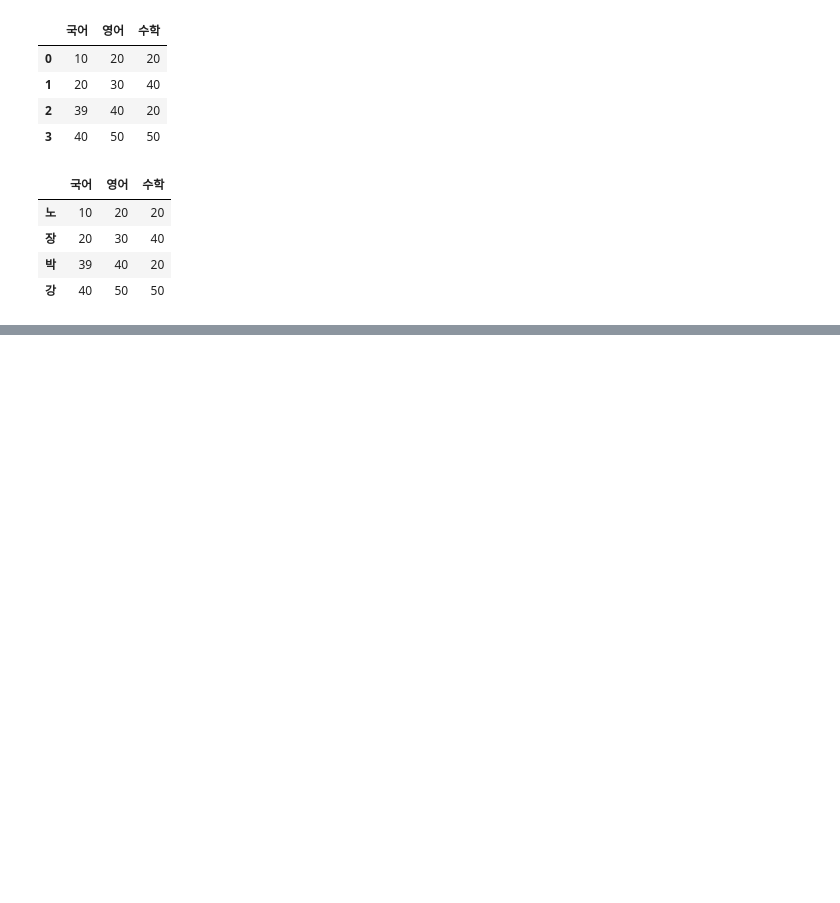
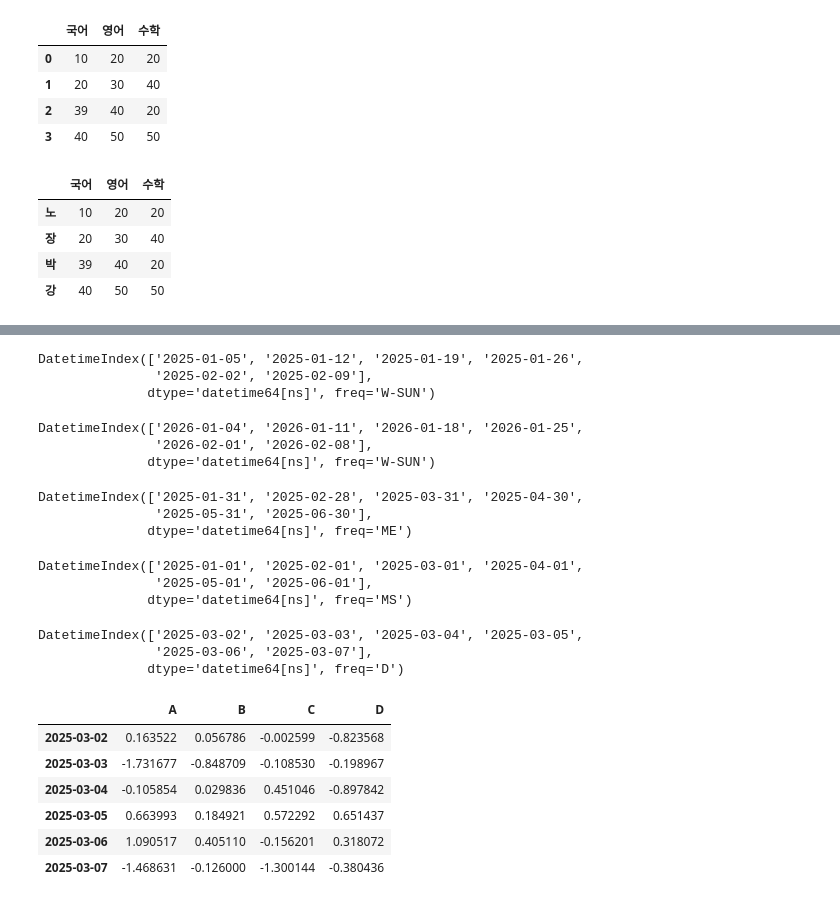
Before and after one commit to soonho123/2026-1-BDA-my-code, a Jupyter notebook: 빅데이터분석_5주차.ipynb, the cells around one changed output, grey strips where cells are left out. Saved outputs shown, nothing was run; the diff lists cells and outputs as text; code cells hidden in the pictures; blank space fills up the shorter version.

```diff
--- a/빅데이터분석_5주차.ipynb
+++ b/빅데이터분석_5주차.ipynb
@@ -723,0 +822,46 @@ df
+# %%
+dates = pd.date_range("20250101", periods=6, freq='W')
+dates
+# %% [output]
+DatetimeIndex(['2025-01-05', '2025-01-12', '2025-01-19', '2025-01-26',
+               '2025-02-02', '2025-02-09'],
+              dtype='datetime64[ns]', freq='W-SUN')
+# %%
+dates = pd.date_range("20260101", periods=6, freq='W-SUN')
+dates
+# %% [output]
+DatetimeIndex(['2026-01-04', '2026-01-11', '2026-01-18', '2026-01-25',
+               '2026-02-01', '2026-02-08'],
+              dtype='datetime64[ns]', freq='W-SUN')
+# %%
+dates = pd.date_range("20250101", periods=6, freq='M')
+dates
+# %% [output]
+DatetimeIndex(['2025-01-31', '2025-02-28', '2025-03-31', '2025-04-30',
+               '2025-05-31', '2025-06-30'],
+              dtype='datetime64[ns]', freq='ME')
+# %%
+dates = pd.date_range("20250101", periods=6, freq='MS')
+dates
+# %% [output]
+DatetimeIndex(['2025-01-01', '2025-02-01', '2025-03-01', '2025-04-01',
+               '2025-05-01', '2025-06-01'],
+              dtype='datetime64[ns]', freq='MS')
+# %%
+dates = pd.date_range("20250302", periods=6)
+dates
+# %% [output]
+DatetimeIndex(['2025-03-02', '2025-03-03', '2025-03-04', '2025-03-05',
+               '2025-03-06', '2025-03-07'],
+              dtype='datetime64[ns]', freq='D')
+# %%
+df = pd.DataFrame(np.random.randn(6, 4), index=dates, columns=list("ABCD"))
+df
+# %% [output]
+|  | A | B | C | D |
+| 2025-03-02 | 0.163522 | 0.056786 | -0.002599 | -0.823568 |
+| 2025-03-03 | -1.731677 | -0.848709 | -0.108530 | -0.198967 |
+| 2025-03-04 | -0.105854 | 0.029836 | 0.451046 | -0.897842 |
+| 2025-03-05 | 0.663993 | 0.184921 | 0.572292 | 0.651437 |
+| 2025-03-06 | 1.090517 | 0.405110 | -0.156201 | 0.318072 |
+| 2025-03-07 | -1.468631 | -0.126000 | -1.300144 | -0.380436 |
```
Also changed, not shown: parts of 68 cells of this notebook.
